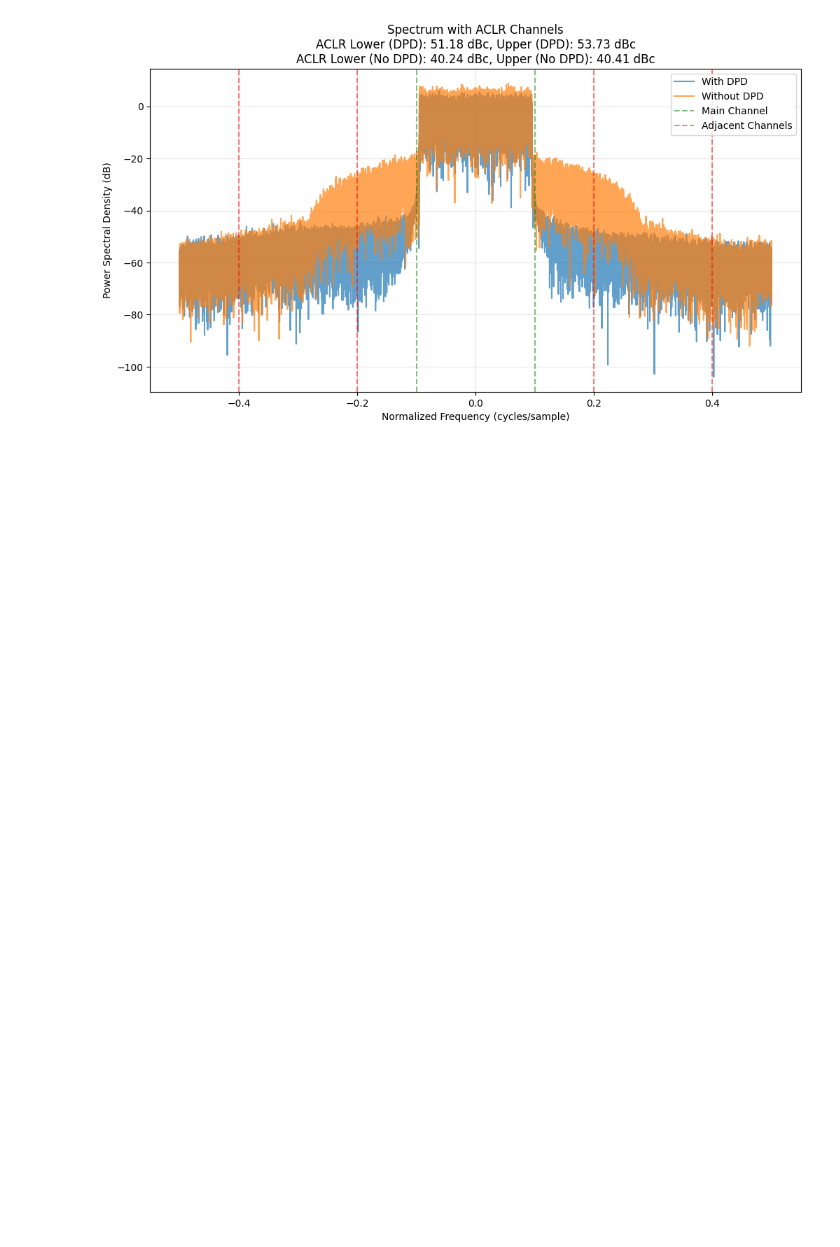
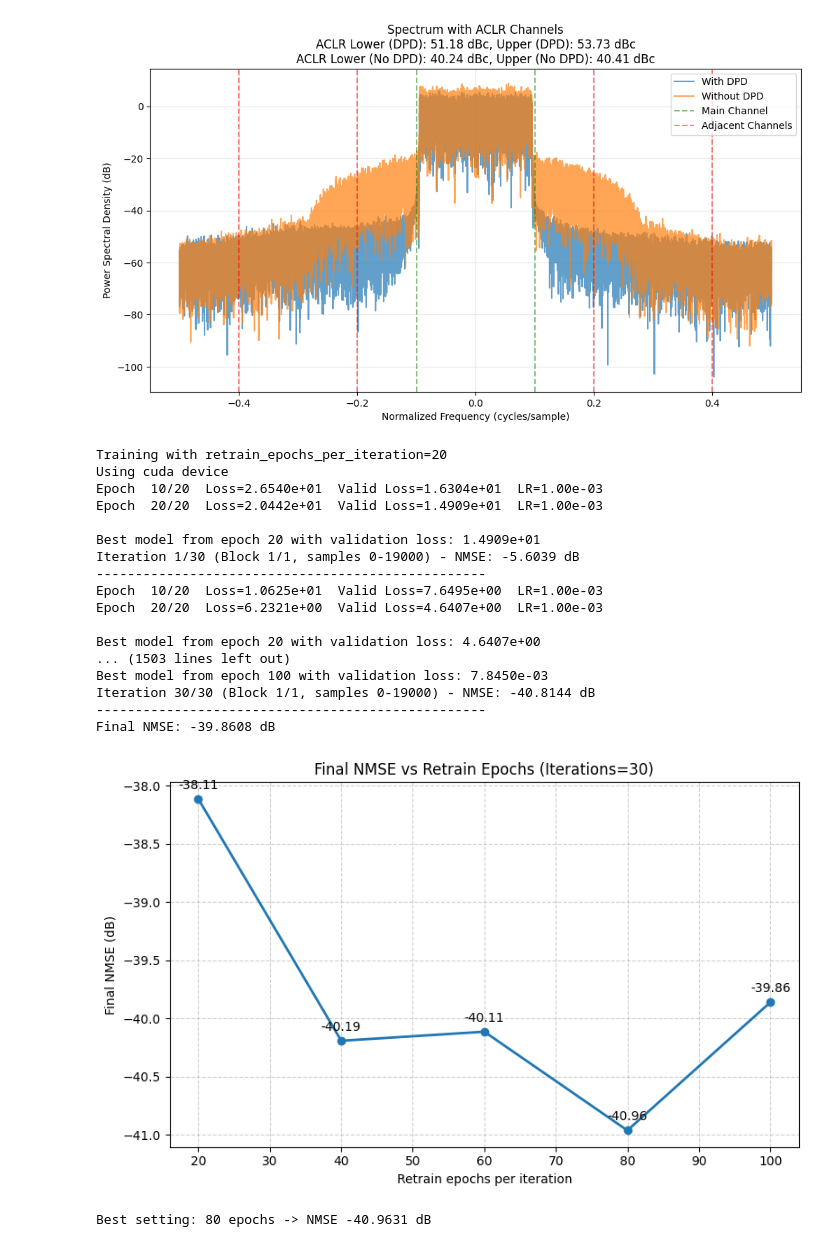
Before and after one commit to aquigney/sparseDPD, a Jupyter notebook: ucd_pruning/open_dpd_dataset_pruning.ipynb, the cells around one changed output. Saved outputs shown, nothing was run; the diff lists cells and outputs as text; code cells hidden in the pictures; blank space fills up the shorter version.

```diff
--- a/ucd_pruning/open_dpd_dataset_pruning.ipynb
+++ b/ucd_pruning/open_dpd_dataset_pruning.ipynb
@@ -857,3 +857,70 @@ ILA Iteration 9/10 - NMSE: -38.2539 dB
 ILA Iteration 10/10 - NMSE: -38.2538 dB
 {'aclr_lower_dpd': np.float32(51.181927), 'aclr_upper_dpd': np.float32(53.726254), 'aclr_lower_no_dpd': np.float32(40.235676), 'aclr_upper_no_dpd': np.float32(40.412926)}
 [figure]
+# %%
+# Sweep retrain epochs and compare final NMSE (PNTDNN one-layer inverse model)
+import matplotlib.pyplot as plt
+
+epoch_values = list(range(20, 101, 20))  # 20, 40, 60, 80, 100
+nmse_results = []
+
+for retrain_epochs in epoch_values:
+    print(f"\nTraining with retrain_epochs_per_iteration={retrain_epochs}")
+
+    sweep_inverse_nn = PNTDNN_NeuralNetwork(
+        num_memory_levels=15,
+        model_type='OneLayerNetwork',
+        nn_file_path=None,
+        forward_model=False
+    )
+    sweep_datapath = Datapath(forward_model=PGJANET_forward_nn, inverse_model=sweep_inverse_nn)
+
+    sweep_datapath.train_using_ila(
+        training_dataset=simpleDataManager.training_dataset,
+        valid_dataset=simpleDataManager.validation_dataset,
+        iterations=30,
+        retrain_epochs_per_iteration=retrain_epochs,
+        seq_length=None
+    )
+
+    final_nmse = sweep_datapath.calculate_nmse(simpleDataManager.test_dataset.input_data)
+    nmse_results.append(final_nmse)
+    print(f"Final NMSE: {final_nmse:.4f} dB")
+
+# Plot NMSE vs retrain epochs
+plt.figure(figsize=(8, 5))
+plt.plot(epoch_values, nmse_results, marker='o', linewidth=2)
+plt.title('Final NMSE vs Retrain Epochs (Iterations=30)')
+plt.xlabel('Retrain epochs per iteration')
+plt.ylabel('Final NMSE (dB)')
+plt.grid(True, linestyle='--', alpha=0.6)
+
+# Annotate points
+for x, y in zip(epoch_values, nmse_results):
+    plt.annotate(f"{y:.2f}", (x, y), textcoords='offset points', xytext=(0, 8), ha='center')
+
+plt.tight_layout()
+plt.show()
+
+best_idx = min(range(len(nmse_results)), key=lambda i: nmse_results[i])
+print(f"Best setting: {epoch_values[best_idx]} epochs -> NMSE {nmse_results[best_idx]:.4f} dB")
+# %% [output]
+Training with retrain_epochs_per_iteration=20
+Using cuda device
+Epoch  10/20  Loss=2.6540e+01  Valid Loss=1.6304e+01  LR=1.00e-03
+Epoch  20/20  Loss=2.0442e+01  Valid Loss=1.4909e+01  LR=1.00e-03
+
+Best model from epoch 20 with validation loss: 1.4909e+01
+Iteration 1/30 (Block 1/1, samples 0-19000) - NMSE: -5.6039 dB
+--------------------------------------------------
+Epoch  10/20  Loss=1.0625e+01  Valid Loss=7.6495e+00  LR=1.00e-03
+Epoch  20/20  Loss=6.2321e+00  Valid Loss=4.6407e+00  LR=1.00e-03
+
+Best model from epoch 20 with validation loss: 4.6407e+00
+... (1503 lines left out)
+Best model from epoch 100 with validation loss: 7.8450e-03
+Iteration 30/30 (Block 1/1, samples 0-19000) - NMSE: -40.8144 dB
+--------------------------------------------------
+Final NMSE: -39.8608 dB
+[figure, added]
+Best setting: 80 epochs -> NMSE -40.9631 dB
```
Also changed, not shown: 2 other files.
